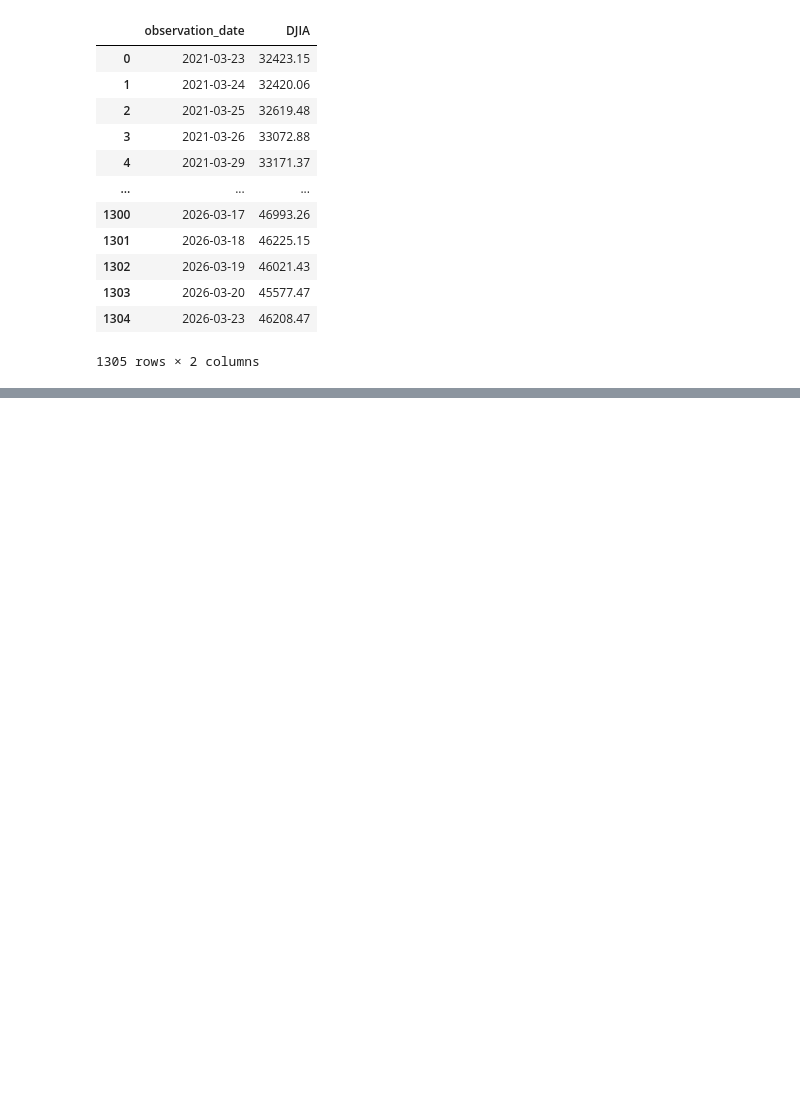
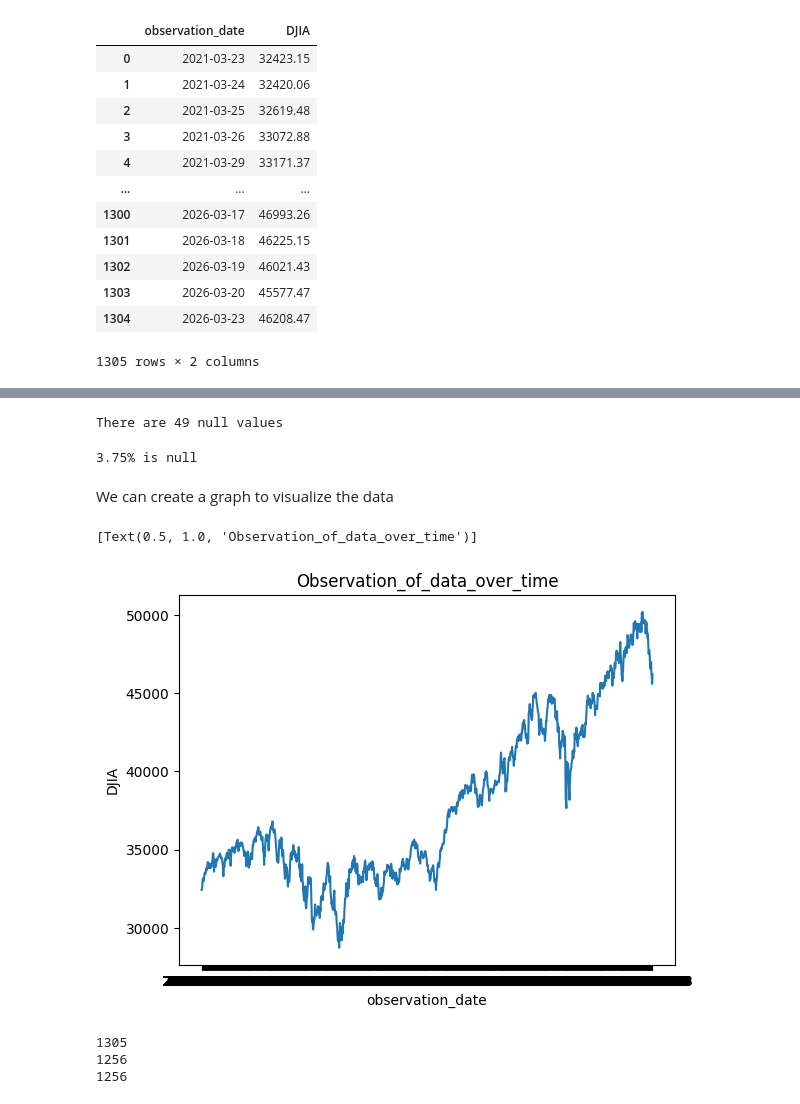
Before and after one commit to SLucy0/Data_Analytics, a Jupyter notebook: Lecture_9.ipynb, the cells around one changed output, grey strips where cells are left out. Cells and saved outputs as stored; diff of their text form; code cells hidden in the pictures; blank space fills up the shorter version.

Commit message:
Graphing

```diff
--- a/Lecture_9.ipynb
+++ b/Lecture_9.ipynb
@@ -23,0 +38,29 @@ df
+# %%
+number_of_nulls=df.isnull().sum().sum()
+print("There are "+str(number_of_nulls)+" null values")
+# %% [output]
+There are 49 null values
+# %%
+num_rows=len(df)
+null_ration=number_of_nulls/num_rows
+print(f"{null_ration*100:.2f}% is null")
+# %% [output]
+3.75% is null
+# %% [markdown]
+We can create a graph to visualize the data
+# %%
+import seaborn as sns
+import matplotlib.pyplot as plt
+ax = sns.lineplot(x="observation_date", y="DJIA", data=df)
+ax.set(title="Observation_of_data_over_time")
+# %% [output]
+[Text(0.5, 1.0, 'Observation_of_data_over_time')]
+[figure, added]
+# %%
+print(len(df))
+print(len(df.dropna(axis=0)))
+print(len(df.dropna(axis=0, how="any")))
+# %% [output]
+1305
+1256
+1256
```
Also changed, not shown: parts of 4 cells of this notebook.
